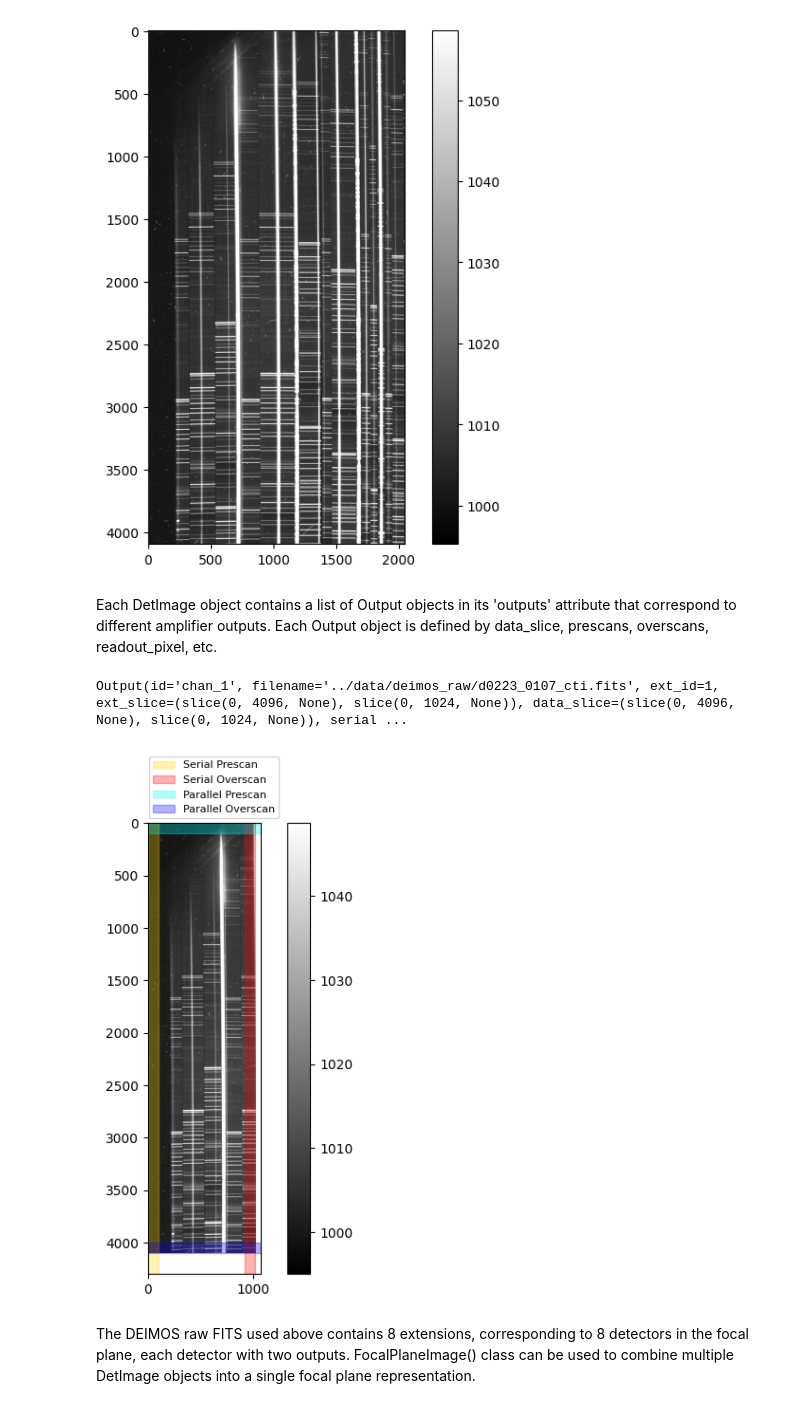
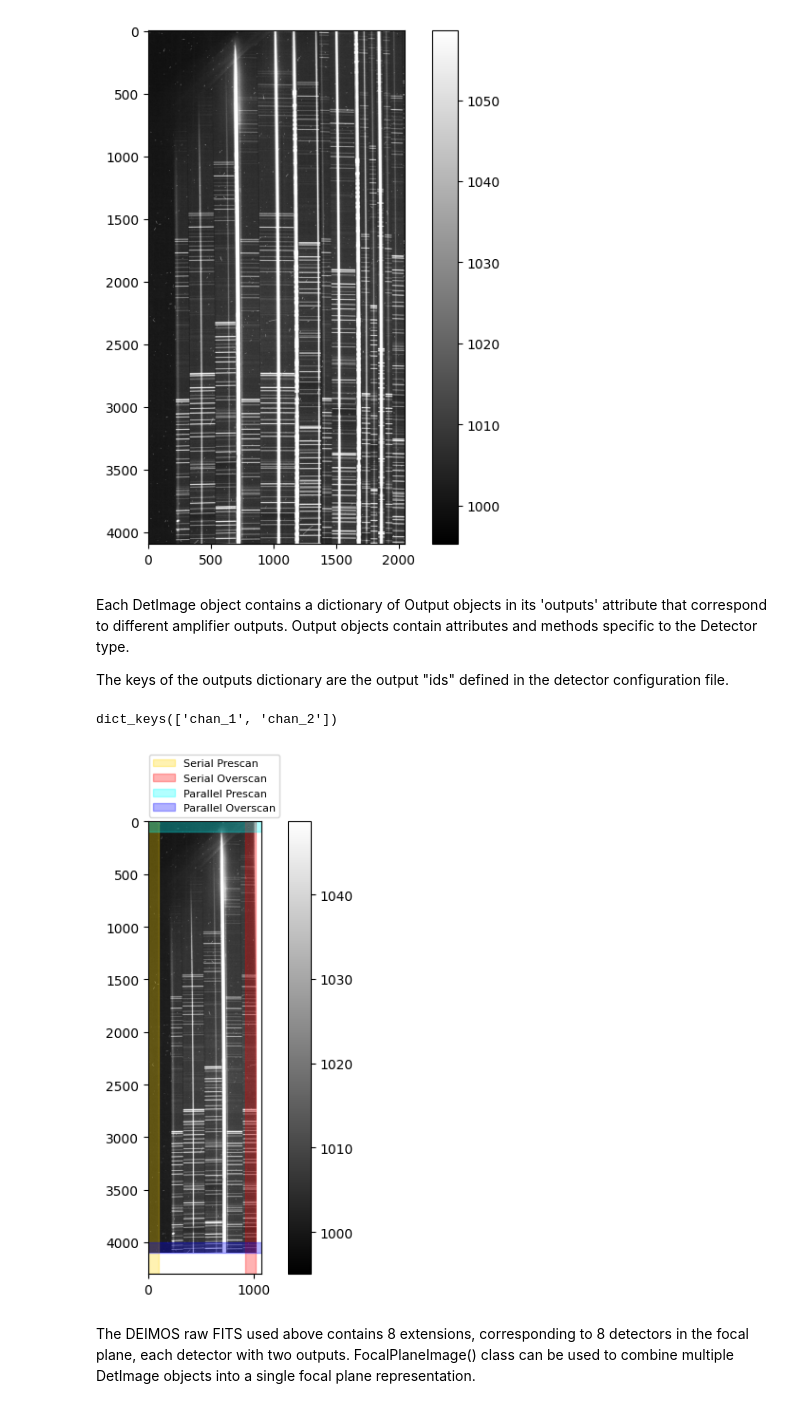
Before and after one commit to CaltechOpticalObservatories/eregion, a Jupyter notebook: playground/test.ipynb, the cells around one changed output. Saved outputs shown, nothing was run; the diff lists cells and outputs as text; code cells hidden in the pictures.

Commit message:
Initial prototype PR. Finalized structure, data models, detector config handling, and base task class.

```diff
--- a/playground/test.ipynb
+++ b/playground/test.ipynb
@@ -2,9 +2,9 @@
 from tasks.imagegen import ImageCreator
 import matplotlib.pyplot as plt
 # %%
-# Initialize the ImageCreator with the input path and detector configuration. The input path can be a single FITS file, a list of FITS files, a directory containing FITS files, or a glob pattern.
-creator = ImageCreator(input_path='../data/deimos_raw/d0223_0107_cti.fits', detector_config='deimos.yaml')
-# Run the image creation process
-df = creator.run()
+# Initialize the ImageCreator with the detector configuration.
+creator = ImageCreator(detector_config='deimos.yaml')
+# Run the image creation process. The input path can be a single FITS file, a list of FITS files, a directory containing FITS files, or a glob pattern.
+images = creator.run(input_source='../data/deimos_raw/d0223_0107_cti.fits')
 # %% [output]
 WARNING: VerifyWarning: Invalid 'BLANK' keyword in header.  The 'BLANK' keyword is only applicable to integer data, and will be ignored in this HDU. [astropy.io.fits.hdu.image]
@@ -18,6 +38,6 @@ df
 # %%
 # Display the first DetImage from an input file
-det_image = df.iloc[0]['images'][0]
+det_image = images[0]
 # Show the DetImage using its built-in show method that takes kwargs for plt.imshow
 ## For example, to set the colormap to 'gray', and scale the values using vmin, vmax from ZScaleInterval:
 from astropy.visualization import ZScaleInterval
@@ -27,24 +47,26 @@ ax = det_image.show(cmap='gray', vmin=vmin, vmax=vmax)
 # %% [output]
 [figure]
 # %% [markdown]
-Each DetImage object contains a list of Output objects in its 'outputs' attribute that correspond to different amplifier outputs. Each Output object is defined by data_slice, prescans, overscans, readout_pixel, etc.
+Each DetImage object contains a dictionary of Output objects in its 'outputs' attribute that correspond to different amplifier outputs. Output objects contain attributes and methods specific to the Detector type.
+
+The keys of the outputs dictionary are the output "ids" defined in the detector configuration file.
 # %%
-det_image.outputs[0]
+det_image.outputs.keys()
 # %% [output]
-Output(id='chan_1', filename='../data/deimos_raw/d0223_0107_cti.fits', ext_id=1, ext_slice=(slice(0, 4096, None), slice(0, 1024, None)), data_slice=(slice(0, 4096, None), slice(0, 1024, None)), serial ...
+dict_keys(['chan_1', 'chan_2'])
 # %%
 # Plotting the first Output
-output = det_image.outputs[0]
-vmin, vmax = interval.get_limits(output._data)
+output = det_image.outputs['chan_1']
+vmin, vmax = interval.get_limits(output.data)
 ## Let's say the serial prescan and overscan regions are first and last 100 columns respectively
 output.serial_prescan = slice(0, 100)
 output.serial_overscan = slice(1024-100, 1024)
 ## Same for parallel prescan and overscan regions, first and last 100 rows respectively
 output.parallel_prescan = slice(0, 100)
 output.parallel_overscan = slice(4096-100, 4096)
-ax = output.show(cmap='gray', vmin=vmin, vmax=vmax)
+ax = output.show(cmap='gray', vmin=vmin, vmax=vmax, shade_regions=True)
 # %% [output]
-[figure, old version]
+[figure, new version]
 # %% [markdown]
 The DEIMOS raw FITS used above contains 8 extensions, corresponding to 8 detectors in the focal plane, each detector with two outputs.
 FocalPlaneImage() class can be used to combine multiple DetImage objects into a single focal plane representation.
```
Also changed, not shown: parts of 5 cells of this notebook, 10 other files.
